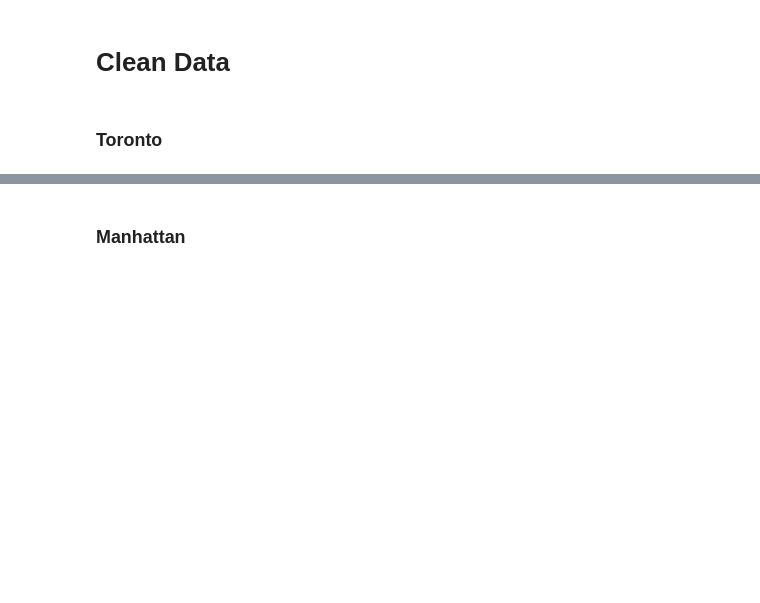
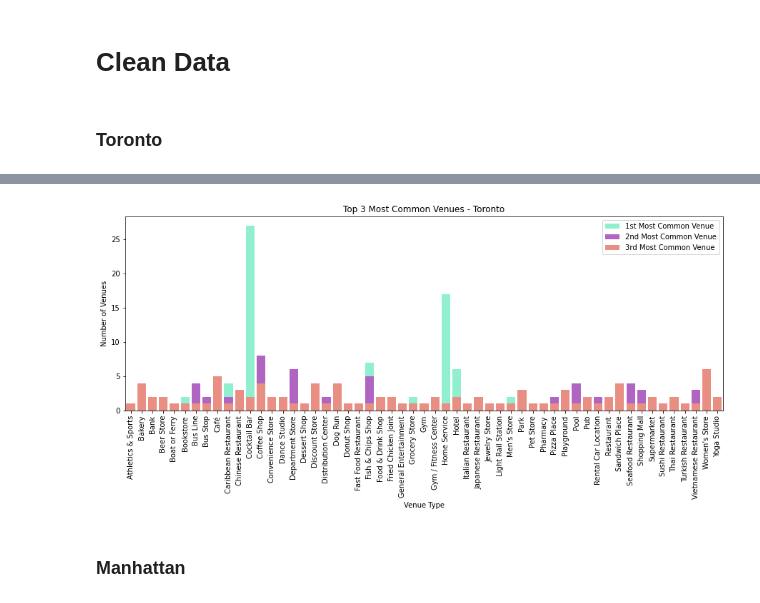
Before and after one commit to Faith2U/Project-Work, a Jupyter notebook: Applied Data Science Capstone - Week 4 - Comparing Cities.ipynb, the cells around one changed output, grey strips where cells are left out. Saved outputs shown, nothing was run; the diff lists cells and outputs as text; code cells hidden in the pictures; blank space fills up the shorter version.

```diff
--- a/Applied Data Science Capstone - Week 4 - Comparing Cities.ipynb
+++ b/Applied Data Science Capstone - Week 4 - Comparing Cities.ipynb
@@ -57,6 +59,27 @@ toronto.head()
 | 2 | M5A | Downtown Toronto | Regent Park, Harbourfront | 43.654260 | -79.360636 | Coffee Shop | Park | ... |
 | 3 | M6A | North York | Lawrence Manor, Lawrence Heights | 43.718518 | -79.464763 | Clothing Store | Furniture / Home Store | ... |
 | 4 | M7A | Queen's Park | Ontario Provincial Government | 43.662301 | -79.389494 | Coffee Shop | Sushi Restaurant | ... |
+# %%
+freq_toronto = toronto.groupby('1st Most Common Venue').count()
+freq2_toronto = toronto.groupby('2nd Most Common Venue').count()
+freq3_toronto = toronto.groupby('3rd Most Common Venue').count()
+# %%
+fig,ax=plt.subplots(figsize=(15,5))
+
+sns.barplot(data=freq_toronto, x=freq_toronto.index, y='Neighborhood', color='aquamarine', label='1st Most Common Venue')
+sns.barplot(data=freq2_toronto, x=freq2_toronto.index, y='Neighborhood', color='mediumorchid', label='2nd Most Common Venue')
+sns.barplot(data=freq3_toronto, x=freq3_toronto.index, y='Neighborhood', color='salmon', label='3rd Most Common Venue')
+
+plt.xticks(rotation=90)
+plt.xlabel('Venue Type')
+
+plt.ylabel('Number of Venues')
+
+plt.legend()
+plt.title('Top 3 Most Common Venues - Toronto')
+plt.show()
+# %% [output]
+[figure, added]
 # %% [markdown]
 <h3>Manhattan</h3>
 # %%
```
Also changed, not shown: parts of 28 cells of this notebook, 4 other files.
